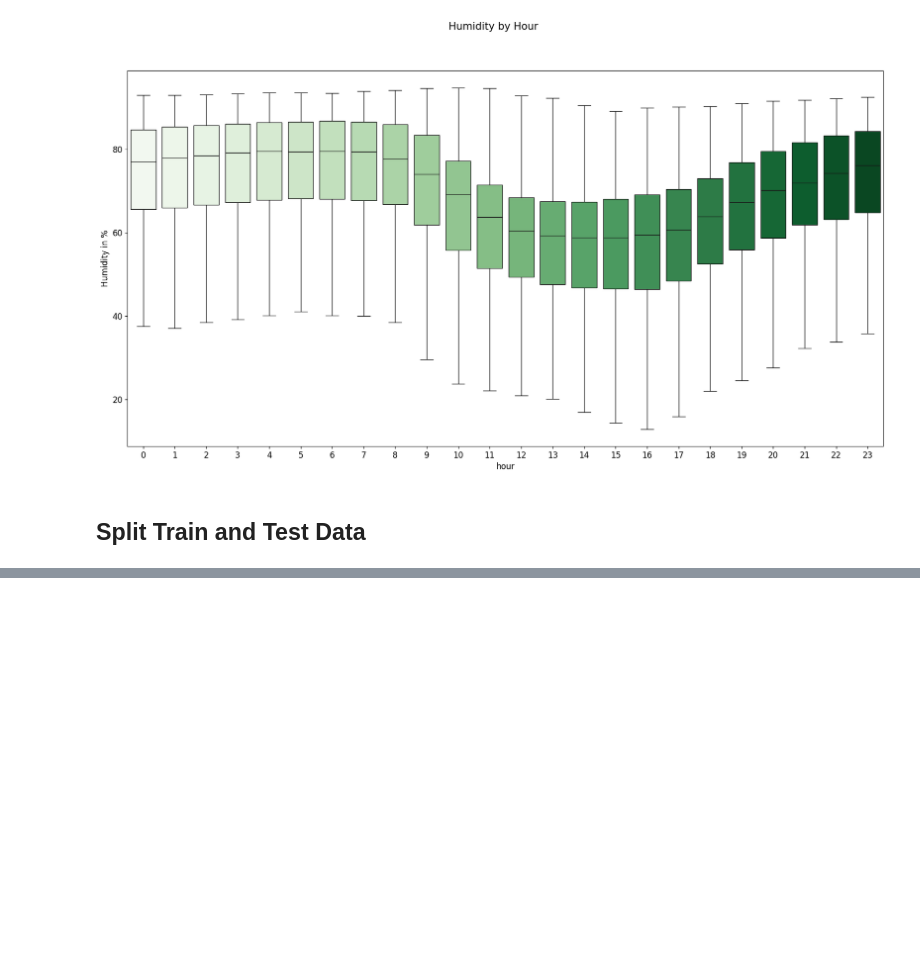
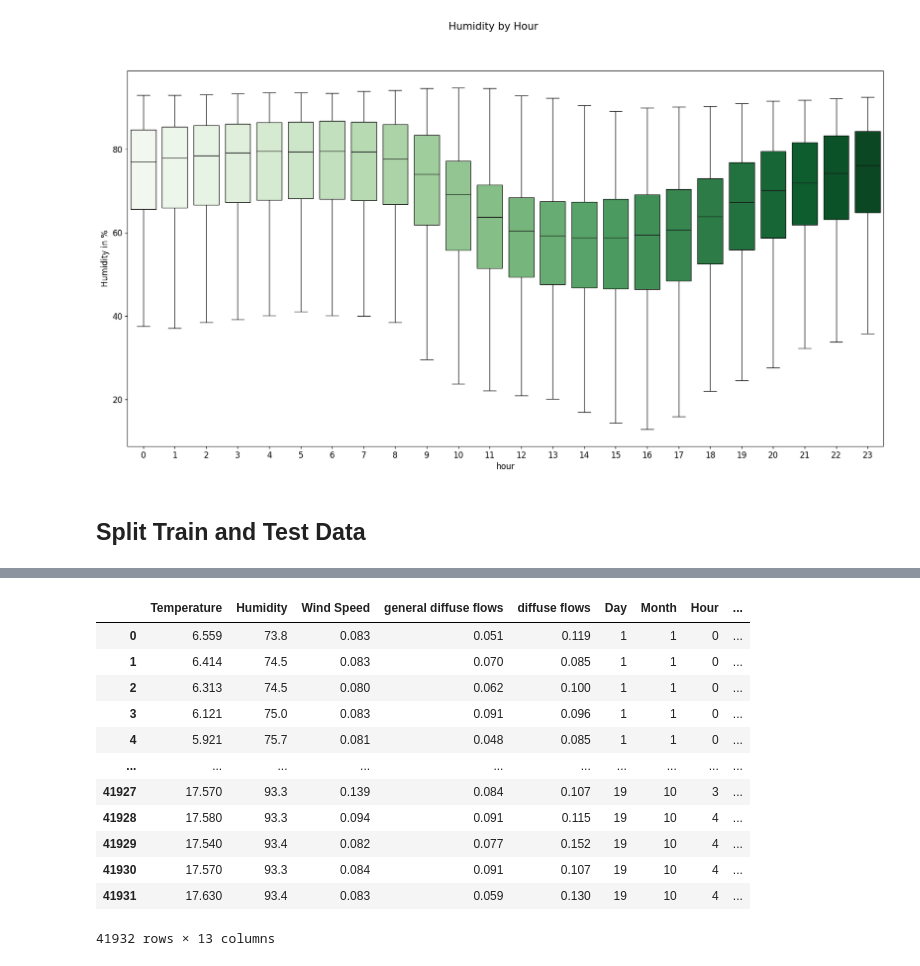
Before and after one commit to tantowish/how-to-train-your-ai-before-deadline, a Jupyter notebook: test.ipynb, the cells around one changed output, grey strips where cells are left out. Drawn from its saved outputs; the diff is of its cells as text; code cells hidden in the pictures; blank space fills up the shorter version.

```diff
--- a/test.ipynb
+++ b/test.ipynb
@@ -273,0 +301,16 @@ Passing `palette` without assigning `hue` is deprecated and will be removed in v
+# %%
+train_df
+# %% [output]
+|  | Temperature | Humidity | Wind Speed | general diffuse flows | diffuse flows | Day | Month | Hour | ... |
+| 0 | 6.559 | 73.8 | 0.083 | 0.051 | 0.119 | 1 | 1 | 0 | ... |
+| 1 | 6.414 | 74.5 | 0.083 | 0.070 | 0.085 | 1 | 1 | 0 | ... |
+| 2 | 6.313 | 74.5 | 0.080 | 0.062 | 0.100 | 1 | 1 | 0 | ... |
+| 3 | 6.121 | 75.0 | 0.083 | 0.091 | 0.096 | 1 | 1 | 0 | ... |
+| 4 | 5.921 | 75.7 | 0.081 | 0.048 | 0.085 | 1 | 1 | 0 | ... |
+| ... | ... | ... | ... | ... | ... | ... | ... | ... | ... |
+| 41927 | 17.570 | 93.3 | 0.139 | 0.084 | 0.107 | 19 | 10 | 3 | ... |
+| 41928 | 17.580 | 93.3 | 0.094 | 0.091 | 0.115 | 19 | 10 | 4 | ... |
+| 41929 | 17.540 | 93.4 | 0.082 | 0.077 | 0.152 | 19 | 10 | 4 | ... |
+| 41930 | 17.570 | 93.3 | 0.084 | 0.091 | 0.107 | 19 | 10 | 4 | ... |
+| 41931 | 17.630 | 93.4 | 0.083 | 0.059 | 0.130 | 19 | 10 | 4 | ... |
+41932 rows × 13 columns
```
Also changed, not shown: parts of 15 cells of this notebook.
